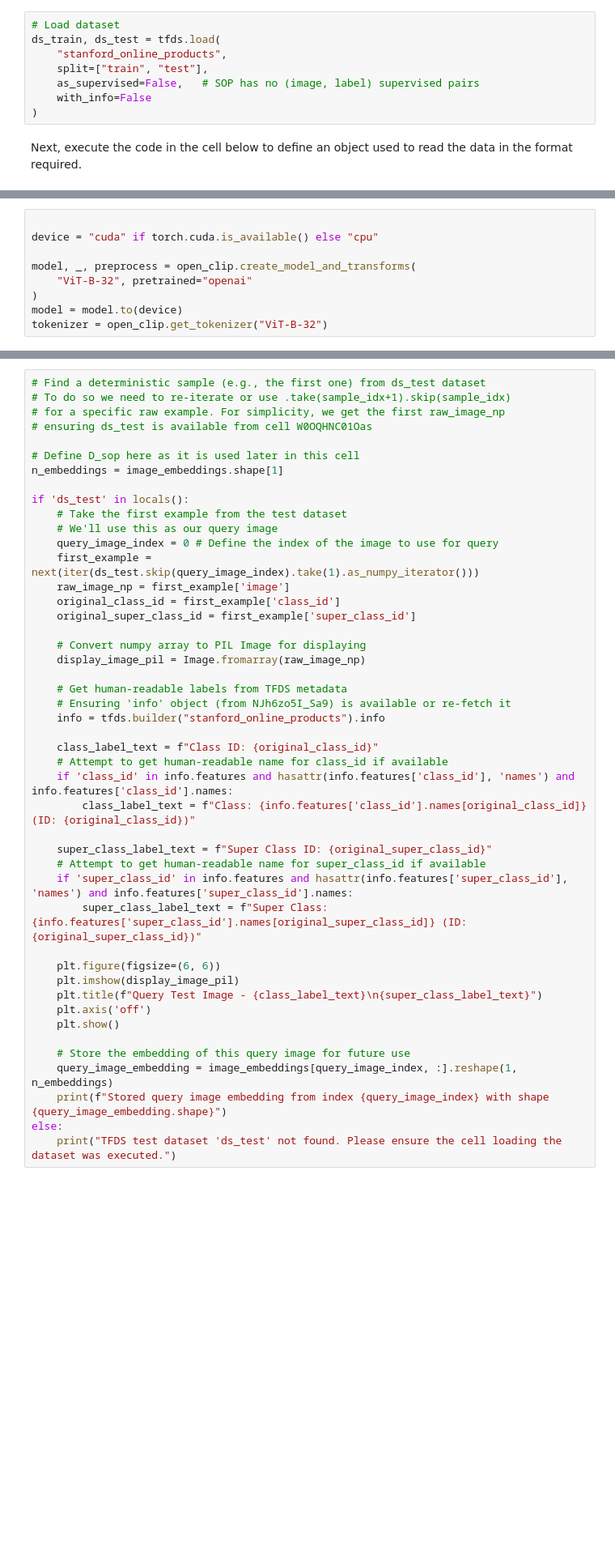
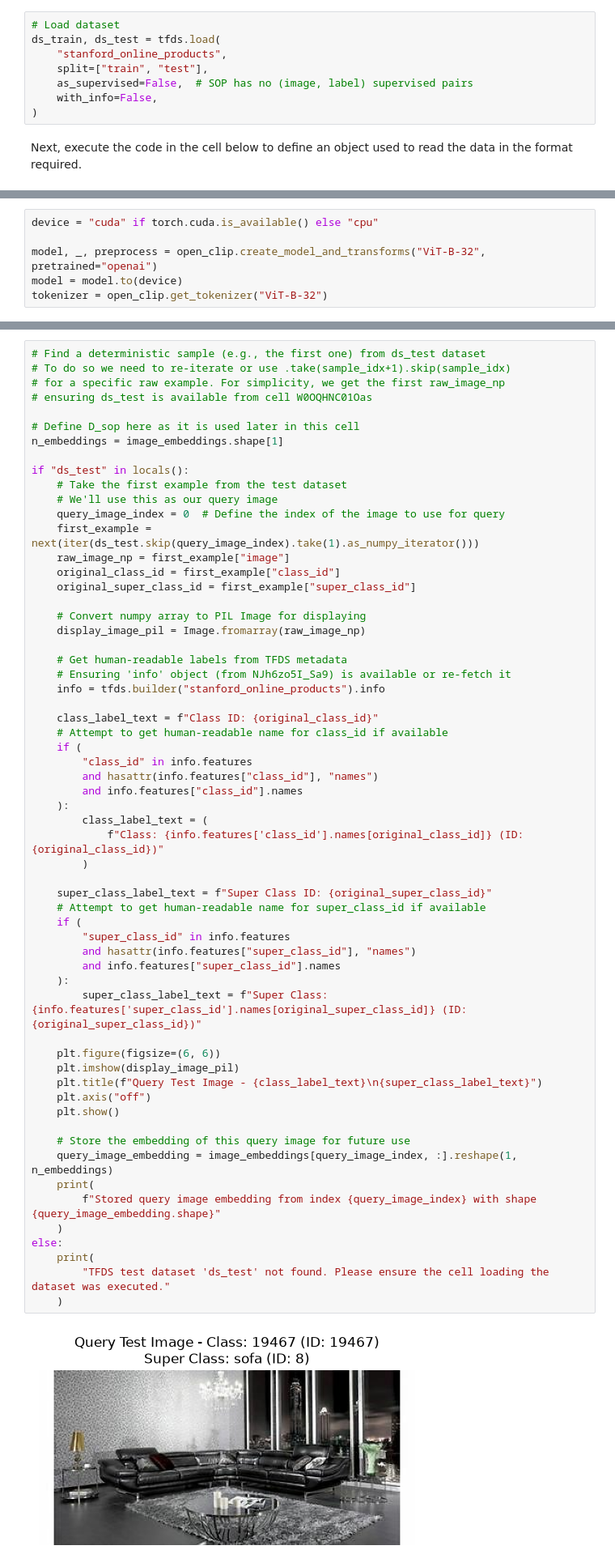
Before and after one commit to jonahneu/CSCI-E-108, a Jupyter notebook: notebooks/05_EfficinetSimilaritySearch.ipynb, the cells around one changed output, grey strips where cells are left out. Shown at 81% size. Cells and saved outputs as stored; diff of their text form; blank space fills up the shorter version.

```diff
--- a/notebooks/05_EfficinetSimilaritySearch.ipynb
+++ b/notebooks/05_EfficinetSimilaritySearch.ipynb
@@ -686,8 +1040,8 @@ Execute the code in the cell below to load this dataset from TensorFlow datasets
 ds_train, ds_test = tfds.load(
     "stanford_online_products",
     split=["train", "test"],
-    as_supervised=False,   # SOP has no (image, label) supervised pairs
-    with_info=False
+    as_supervised=False,  # SOP has no (image, label) supervised pairs
+    with_info=False,
 )
 # %% [markdown]
 Next, execute the code in the cell below to define an object used to read the data in the format required.
@@ -719,12 +1073,9 @@ We will apply the widely used [CLIP model](https://openai.com/index/clip/), orig
 
 Execute the code in the cell below to import the OpenCLIP model from [HuggingFace](https://huggingface.co/docs/hub/open_clip) and instantiate the model. You will receive some warnings if you do not use a HuggingFace security token.
 # %%
-
 device = "cuda" if torch.cuda.is_available() else "cpu"
 
-model, _, preprocess = open_clip.create_model_and_transforms(
-    "ViT-B-32", pretrained="openai"
-)
+model, _, preprocess = open_clip.create_model_and_transforms("ViT-B-32", pretrained="openai")
 model = model.to(device)
 tokenizer = open_clip.get_tokenizer("ViT-B-32")
 # %% [markdown]
@@ -822,41 +1228,57 @@ The code in the cell below loads a single image from the test dataset. This imag
 
 # Define D_sop here as it is used later in this cell
 n_embeddings = image_embeddings.shape[1]
 
-if 'ds_test' in locals():
+if "ds_test" in locals():
     # Take the first example from the test dataset
     # We'll use this as our query image
-    query_image_index = 0 # Define the index of the image to use for query
+    query_image_index = 0  # Define the index of the image to use for query
     first_example = next(iter(ds_test.skip(query_image_index).take(1).as_numpy_iterator()))
-    raw_image_np = first_example['image']
-    original_class_id = first_example['class_id']
-    original_super_class_id = first_example['super_class_id']
+    raw_image_np = first_example["image"]
+    original_class_id = first_example["class_id"]
+    original_super_class_id = first_example["super_class_id"]
 
     # Convert numpy array to PIL Image for displaying
     display_image_pil = Image.fromarray(raw_image_np)
 
     # Get human-readable labels from TFDS metadata
     # Ensuring 'info' object (from NJh6zo5I_Sa9) is available or re-fetch it
     info = tfds.builder("stanford_online_products").info
 
     class_label_text = f"Class ID: {original_class_id}"
     # Attempt to get human-readable name for class_id if available
-    if 'class_id' in info.features and hasattr(info.features['class_id'], 'names') and info.features['class_id'].names:
-        class_label_text = f"Class: {info.features['class_id'].names[original_class_id]} (ID: {original_class_id})"
+    if (
+        "class_id" in info.features
+        and hasattr(info.features["class_id"], "names")
+        and info.features["class_id"].names
+    ):
+        class_label_text = (
+            f"Class: {info.features['class_id'].names[original_class_id]} (ID: {original_class_id})"
+        )
 
     super_class_label_text = f"Super Class ID: {original_super_class_id}"
     # Attempt to get human-readable name for super_class_id if available
-    if 'super_class_id' in info.features and hasattr(info.features['super_class_id'], 'names') and info.features['super_class_id'].names:
+    if (
+        "super_class_id" in info.features
+        and hasattr(info.features["super_class_id"], "names")
+        and info.features["super_class_id"].names
+    ):
         super_class_label_text = f"Super Class: {info.features['super_class_id'].names[original_super_class_id]} (ID: {original_super_class_id})"
 
     plt.figure(figsize=(6, 6))
     plt.imshow(display_image_pil)
     plt.title(f"Query Test Image - {class_label_text}\n{super_class_label_text}")
-    plt.axis('off')
+    plt.axis("off")
     plt.show()
 
     # Store the embedding of this query image for future use
     query_image_embedding = image_embeddings[query_image_index, :].reshape(1, n_embeddings)
-    print(f"Stored query image embedding from index {query_image_index} with shape {query_image_embedding.shape}")
+    print(
+        f"Stored query image embedding from index {query_image_index} with shape {query_image_embedding.shape}"
+    )
 else:
-    print("TFDS test dataset 'ds_test' not found. Please ensure the cell loading the dataset was executed.")
+    print(
+        "TFDS test dataset 'ds_test' not found. Please ensure the cell loading the dataset was executed."
+    )
+# %% [output]
+[figure, added]
```
Also changed, not shown: parts of 73 cells of this notebook, 1 other file.
